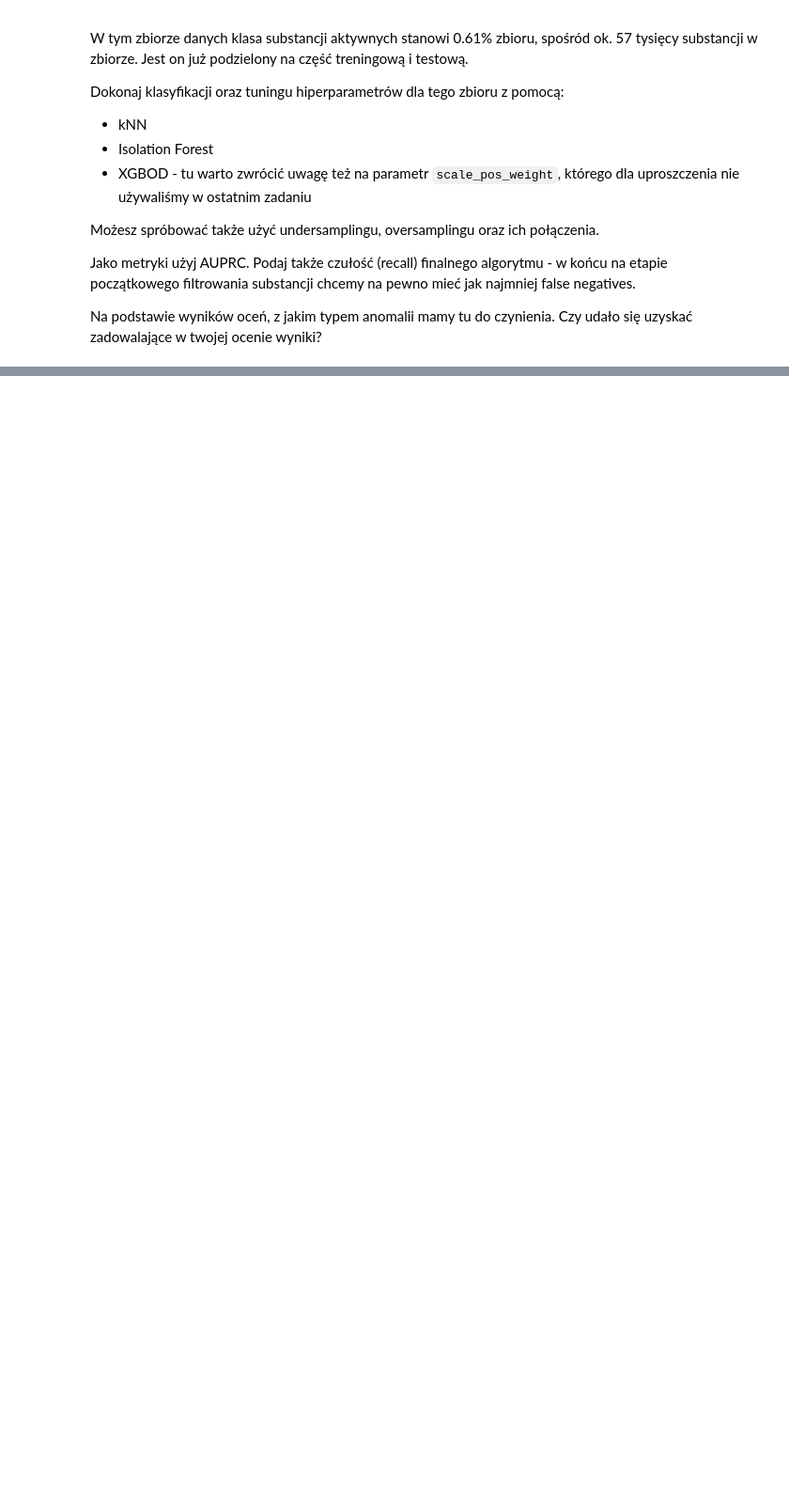
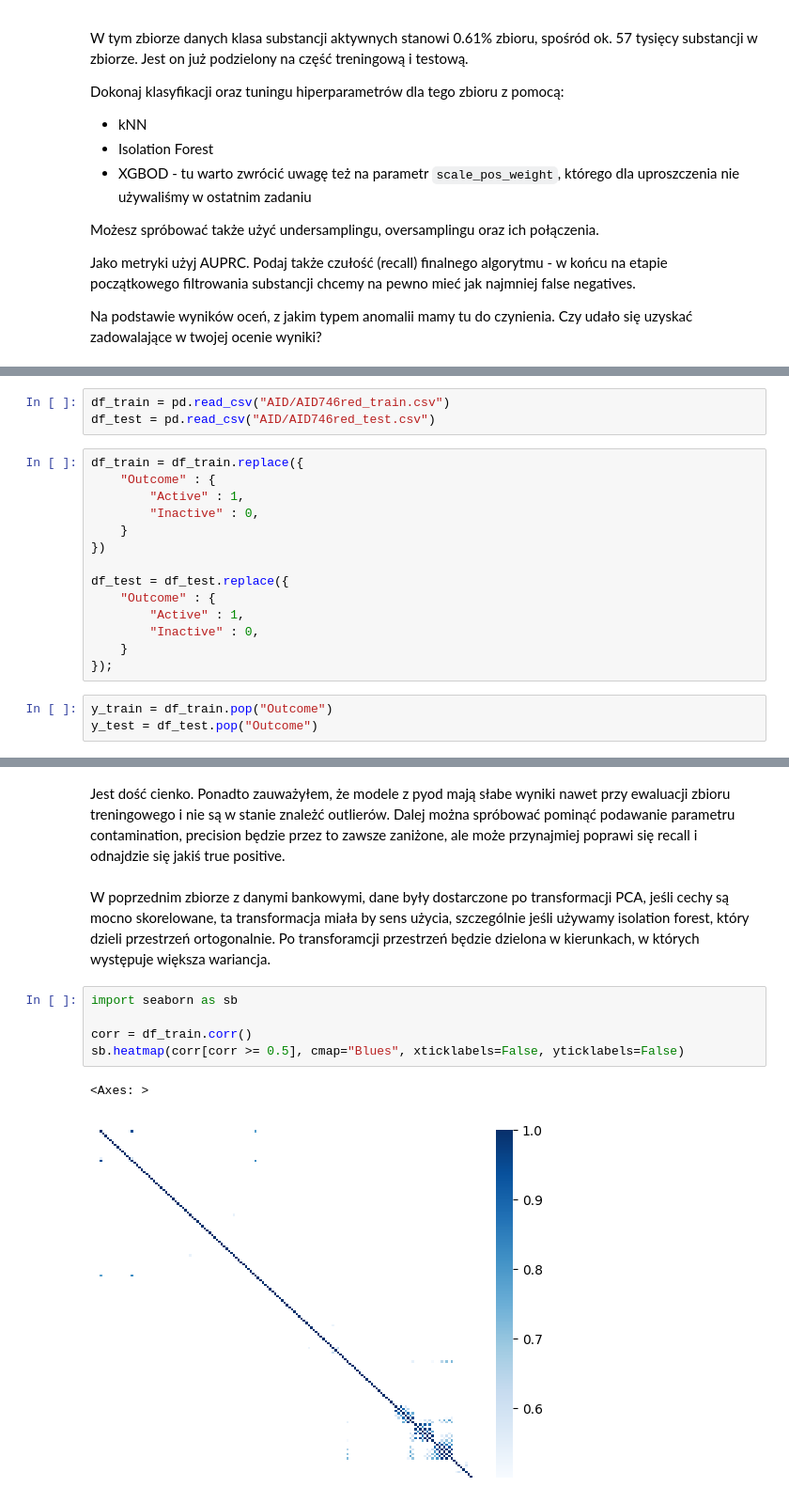
Before and after one commit to michal200292/Machine-Learning-Fundamentals, a Jupyter notebook: lab5/notebook_5.ipynb, the cells around one changed output, grey strips where cells are left out. Shown at 94% size. Saved outputs shown, nothing was run; the diff lists cells and outputs as text; blank space fills up the shorter version.

```diff
--- a/lab5/notebook_5.ipynb
+++ b/lab5/notebook_5.ipynb
@@ -814,0 +819,20 @@ Na podstawie wyników oceń, z jakim typem anomalii mamy tu do czynienia. Czy ud
+# %%
+df_train = pd.read_csv("AID/AID746red_train.csv")
+df_test = pd.read_csv("AID/AID746red_test.csv")
+# %%
+df_train = df_train.replace({
+    "Outcome" : {
+        "Active" : 1,
+        "Inactive" : 0,
+    }
+})
+
+df_test = df_test.replace({
+    "Outcome" : {
+        "Active" : 1,
+        "Inactive" : 0,
+    }
+});
+# %%
+y_train = df_train.pop("Outcome")
+y_test = df_test.pop("Outcome")
@@ -814,0 +949,12 @@ Na podstawie wyników oceń, z jakim typem anomalii mamy tu do czynienia. Czy ud
+# %% [markdown]
+Jest dość cienko. Ponadto zauważyłem, że modele z pyod mają słabe wyniki nawet przy ewaluacji zbioru treningowego i nie są w stanie znależć outlierów. Dalej można spróbować pominąć podawanie parametru contamination, precision będzie przez to zawsze zaniżone, ale może przynajmiej poprawi się recall i odnajdzie się jakiś true positive.
+# %% [markdown]
+W poprzednim zbiorze z danymi bankowymi, dane były dostarczone po transformacji PCA, jeśli cechy są mocno skorelowane, ta transformacja miała by sens użycia, szczególnie jeśli używamy isolation forest, który dzieli przestrzeń ortogonalnie. Po transforamcji przestrzeń będzie dzielona w kierunkach, w których występuje większa wariancja.
+# %%
+import seaborn as sb
+
+corr = df_train.corr()
+sb.heatmap(corr[corr >= 0.5], cmap="Blues", xticklabels=False, yticklabels=False)
+# %% [output]
+<Axes: >
+[figure, added]
```
Also changed, not shown: parts of 43 cells of this notebook, 4 other files.
